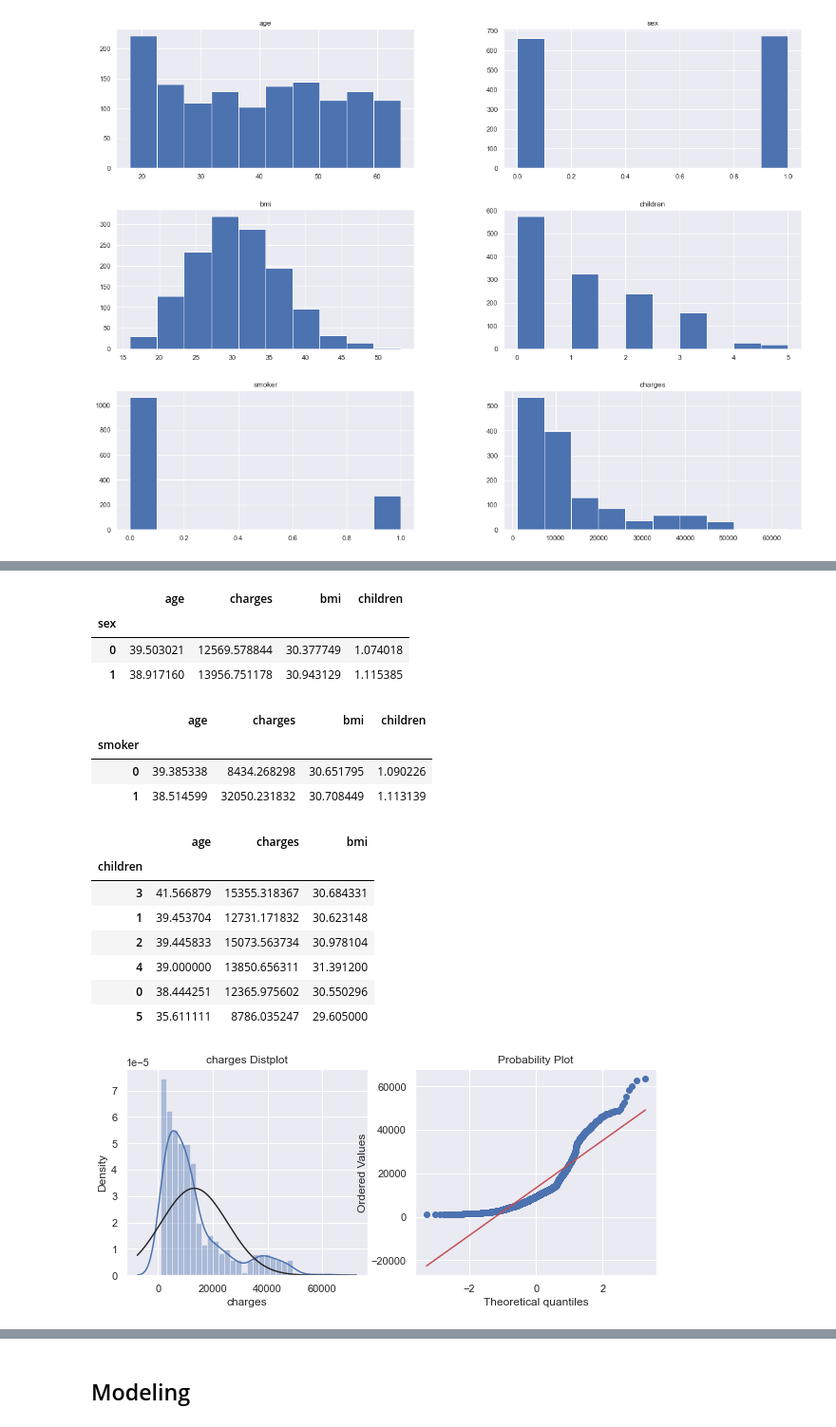
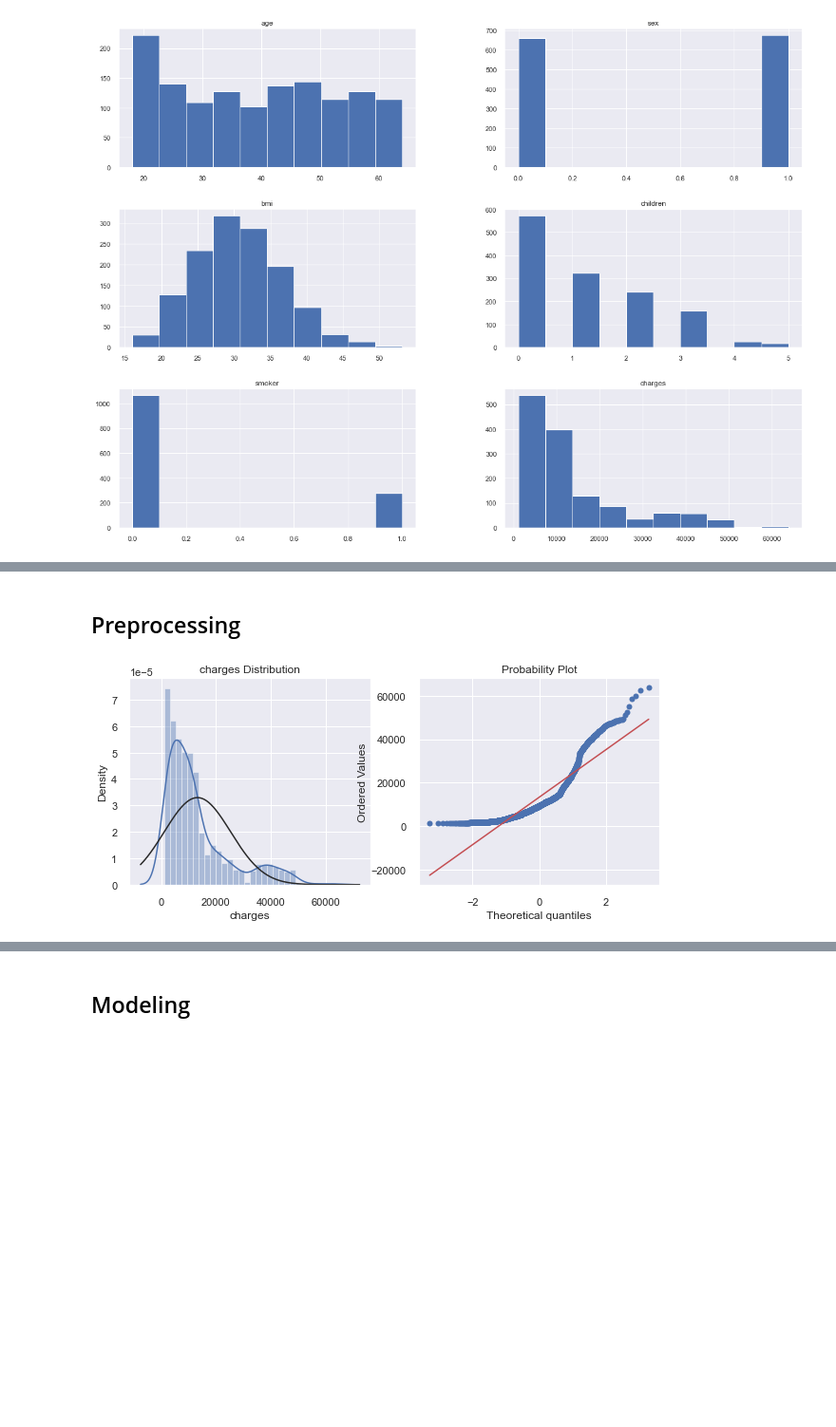
Before and after one commit to dario-x/Machine-Learning, a Jupyter notebook: 01_insurance_code.ipynb, the cells around one changed output, grey strips where cells are left out. Shown at 95% size. Cells and saved outputs as stored; diff of their text form; code cells hidden in the pictures; blank space fills up the shorter version.

```diff
--- a/01_insurance_code.ipynb
+++ b/01_insurance_code.ipynb
@@ -108,41 +143,18 @@ pd.DataFrame(df.groupby("region")["age","charges","bmi","children"].mean().sort_
-# %%
-pd.DataFrame(df.groupby("sex")["age","charges","bmi","children"].mean().sort_values("age",ascending=False)[:10]).style.background_gradient("Greens")
-# %% [output]
-|  | age | charges | bmi | children |
-| sex |  |  |  |  |
-| 0 | 39.503021 | 12569.578844 | 30.377749 | 1.074018 |
-| 1 | 38.917160 | 13956.751178 | 30.943129 | 1.115385 |
-# %%
-pd.DataFrame(df.groupby("smoker")["age","charges","bmi","children"].mean().sort_values("age",ascending=False)[:10]).style.background_gradient("Greens")
-# %% [output]
-|  | age | charges | bmi | children |
-| smoker |  |  |  |  |
-| 0 | 39.385338 | 8434.268298 | 30.651795 | 1.090226 |
-| 1 | 38.514599 | 32050.231832 | 30.708449 | 1.113139 |
-# %%
-pd.DataFrame(df.groupby("children")["age","charges","bmi"].mean().sort_values("age",ascending=False)[:10]).style.background_gradient("Greens")
-# %% [output]
-|  | age | charges | bmi |
-| children |  |  |  |
-| 3 | 41.566879 | 15355.318367 | 30.684331 |
-| 1 | 39.453704 | 12731.171832 | 30.623148 |
-| 2 | 39.445833 | 15073.563734 | 30.978104 |
-| 4 | 39.000000 | 13850.656311 | 31.391200 |
-| 0 | 38.444251 | 12365.975602 | 30.550296 |
-| 5 | 35.611111 | 8786.035247 | 29.605000 |
+# %% [markdown]
+## Preprocessing
 # %%
 from scipy.stats import norm
 from scipy import stats
 
 plt.figure(figsize=(10,4))
 plt.subplot(1,2,1)
 sns.distplot(df["charges"], fit=norm)
-plt.title("charges Distplot")
+plt.title("charges Distribution")
 plt.subplot(1,2,2)
 stats.probplot(df["charges"], plot = plt)
 plt.show()
 # %% [output]
-[figure, old version]
+[figure, new version]
 # %%
 df["charges"] = np.log1p(df["charges"])
 # %%
```
Also changed, not shown: parts of 53 cells of this notebook.
